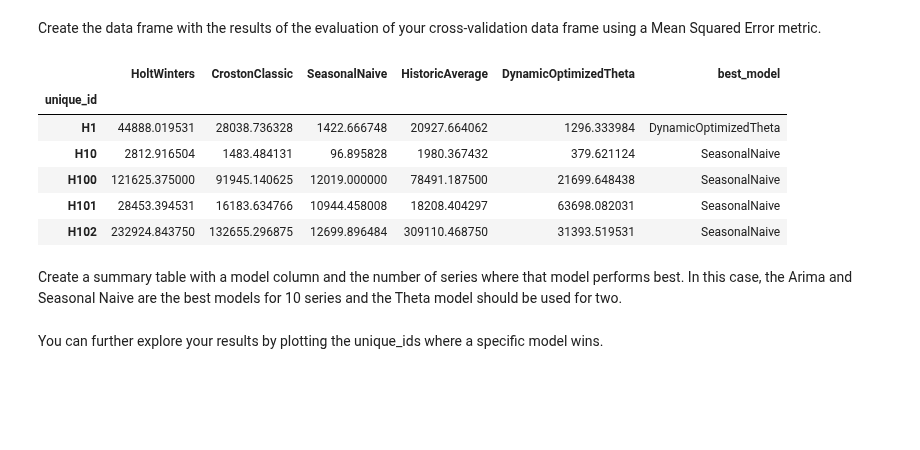
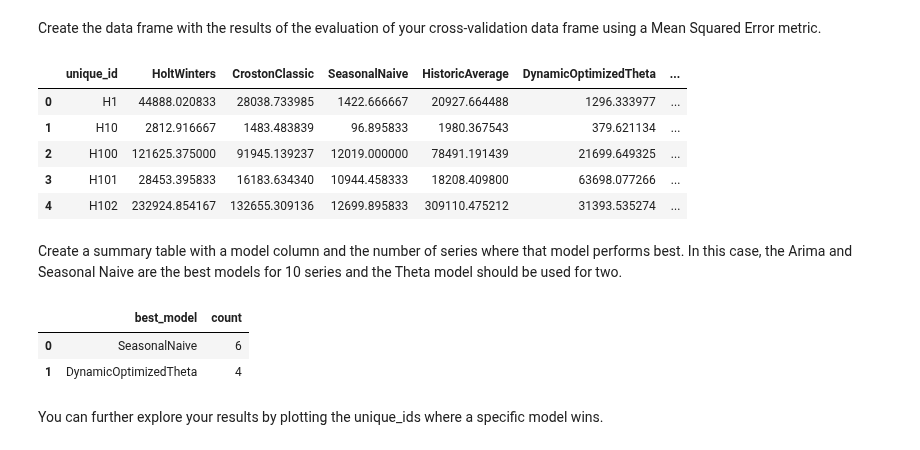
Before and after one commit to Nixtla/statsforecast, a Jupyter notebook: nbs/docs/getting-started/2_Getting_Started_complete.ipynb, the cells around one changed output. Saved outputs shown, nothing was run; the diff lists cells and outputs as text; code cells hidden in the pictures; blank space fills up the shorter version.

```diff
--- a/nbs/docs/getting-started/2_Getting_Started_complete.ipynb
+++ b/nbs/docs/getting-started/2_Getting_Started_complete.ipynb
@@ -254,7 +254,7 @@ The `cross_validation` method from the `StatsForecast` class takes the following
 
 * `n_windows`(int): number of windows used for cross validation. In other words: what number of forecasting processes in the past do you want to evaluate.
 # %%
-crossvaldation_df = sf.cross_validation(
+cv_df = sf.cross_validation(
     df=Y_df,
     h=24,
     step_size=24,
@@ -304,3 +291,9 @@ def evaluate_cross_validation(df, metric):
+# %%
+def evaluate_cv(df, metric):
+    models = df.columns.drop(['unique_id', 'ds', 'y', 'cutoff']).tolist()
+    evals = metric(df, models=models)
+    evals['best_model'] = evals[models].idxmin(axis=1)
+    return evals
 # %% [markdown]
 :::{.callout-warning}
 You can also use Mean Average Percentage Error (MAPE), however for granular forecasts, MAPE values are extremely [hard to judge](https://blog.blueyonder.com/mean-absolute-percentage-error-mape-has-served-its-duty-and-should-now-retire/) and not useful to assess forecasting quality.
@@ -308,15 +301,14 @@ You can also use Mean Average Percentage Error (MAPE), however for granular fore
 # %% [markdown]
 Create the data frame with the results of the evaluation of your cross-validation data frame using a Mean Squared Error metric.
 # %%
-evaluation_df = evaluate_cross_validation(crossvaldation_df, mse)
+evaluation_df = evaluate_cv(cv_df, mse)
 evaluation_df.head()
 # %% [output]
-|  | HoltWinters | CrostonClassic | SeasonalNaive | HistoricAverage | DynamicOptimizedTheta | best_model |
-| unique_id |  |  |  |  |  |  |
-| H1 | 44888.019531 | 28038.736328 | 1422.666748 | 20927.664062 | 1296.333984 | DynamicOptimizedTheta |
-| H10 | 2812.916504 | 1483.484131 | 96.895828 | 1980.367432 | 379.621124 | SeasonalNaive |
-| H100 | 121625.375000 | 91945.140625 | 12019.000000 | 78491.187500 | 21699.648438 | SeasonalNaive |
-| H101 | 28453.394531 | 16183.634766 | 10944.458008 | 18208.404297 | 63698.082031 | SeasonalNaive |
-| H102 | 232924.843750 | 132655.296875 | 12699.896484 | 309110.468750 | 31393.519531 | SeasonalNaive |
+|  | unique_id | HoltWinters | CrostonClassic | SeasonalNaive | HistoricAverage | DynamicOptimizedTheta | ... |
+| 0 | H1 | 44888.020833 | 28038.733985 | 1422.666667 | 20927.664488 | 1296.333977 | ... |
+| 1 | H10 | 2812.916667 | 1483.483839 | 96.895833 | 1980.367543 | 379.621134 | ... |
+| 2 | H100 | 121625.375000 | 91945.139237 | 12019.000000 | 78491.191439 | 21699.649325 | ... |
+| 3 | H101 | 28453.395833 | 16183.634340 | 10944.458333 | 18208.409800 | 63698.077266 | ... |
+| 4 | H102 | 232924.854167 | 132655.309136 | 12699.895833 | 309110.475212 | 31393.535274 | ... |
 # %% [markdown]
 Create a summary table with a model column and the number of series where that model performs best. In this case, the Arima and Seasonal Naive are the best models for 10 series and the Theta model should be used for two.
@@ -326,3 +315,9 @@ summary_df.reset_index().columns = ["Model", "Nr. of unique_ids"]
+# %%
+evaluation_df['best_model'].value_counts().to_frame().reset_index()
+# %% [output]
+|  | best_model | count |
+| 0 | SeasonalNaive | 6 |
+| 1 | DynamicOptimizedTheta | 4 |
 # %% [markdown]
 You can further explore your results by plotting the unique_ids where a specific model wins.
 # %%
```
Also changed, not shown: parts of 16 cells of this notebook, 8 other files.
